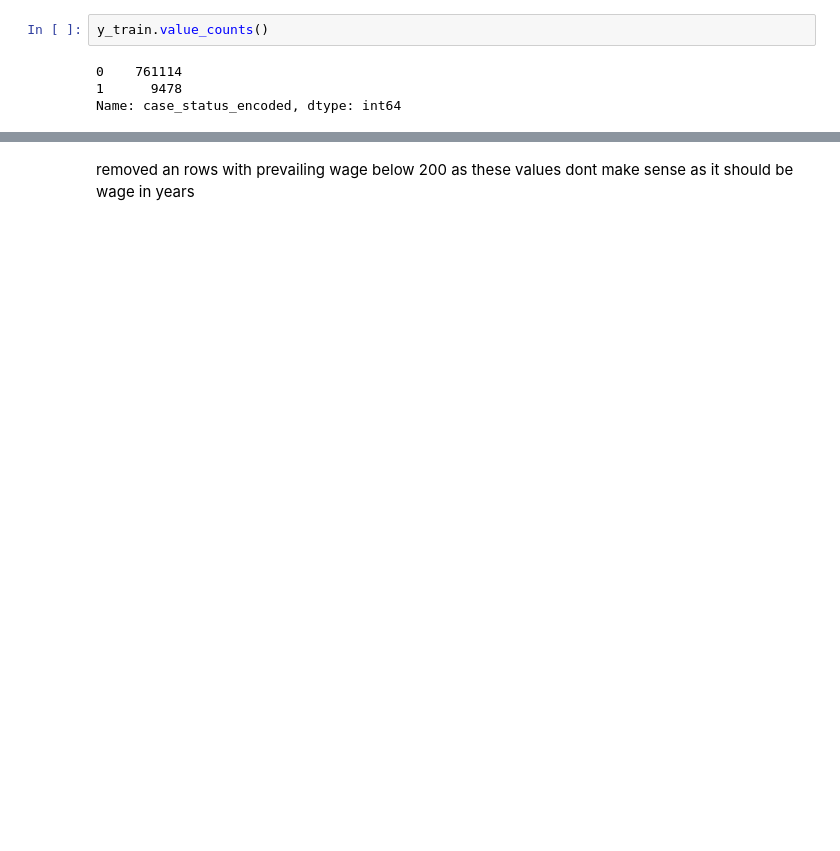
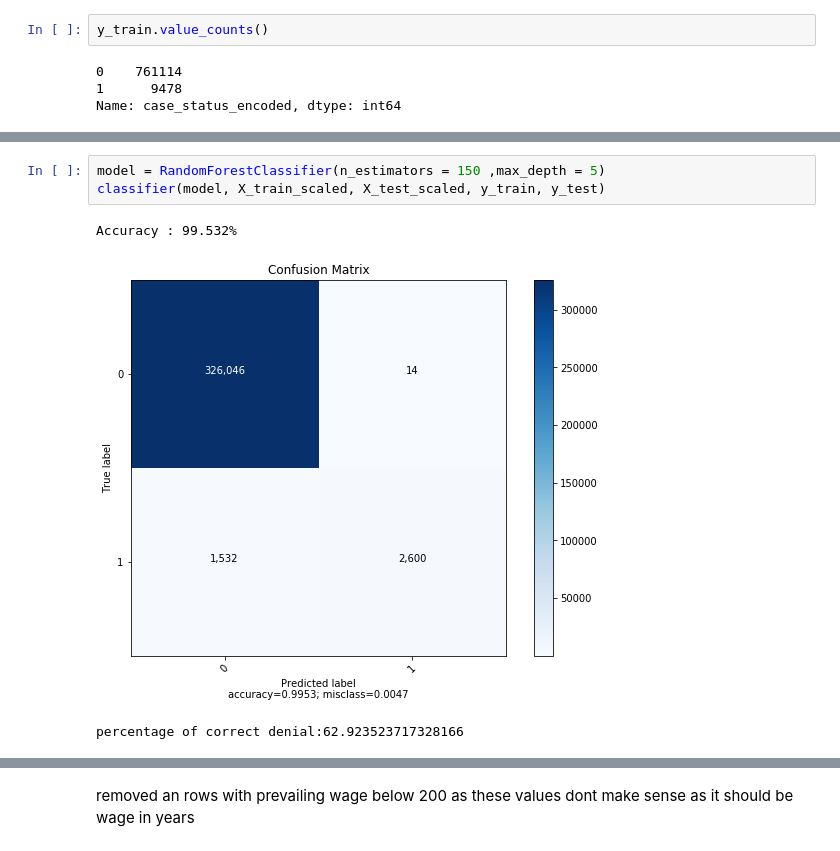
Before and after one commit to ChunkyMitts/FYP_visa_analysis, a Jupyter notebook: 10_baseline_model.ipynb, the cells around one changed output, grey strips where cells are left out. Saved outputs shown, nothing was run; the diff lists cells and outputs as text; blank space fills up the shorter version.

```diff
--- a/10_baseline_model.ipynb
+++ b/10_baseline_model.ipynb
@@ -118,2 +127,9 @@ Accuracy : 65.909%
+# %%
+model = RandomForestClassifier(n_estimators = 150 ,max_depth = 5)
+classifier(model, X_train_scaled, X_test_scaled, y_train, y_test)
+# %% [output]
+Accuracy : 99.532%
+[figure, added]
+percentage of correct denial:62.923523717328166
 # %%
 df["PREVAILING_WAGE"].hist(bins=500, figsize=(20,10) , color = 'b')
```
Also changed, not shown: parts of 19 cells of this notebook, 1 other file.
